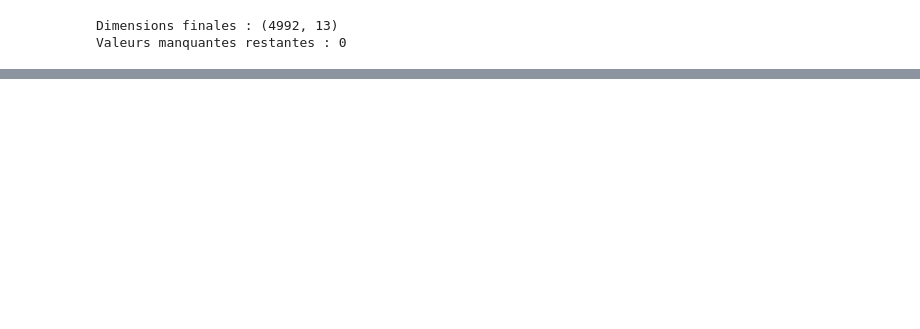
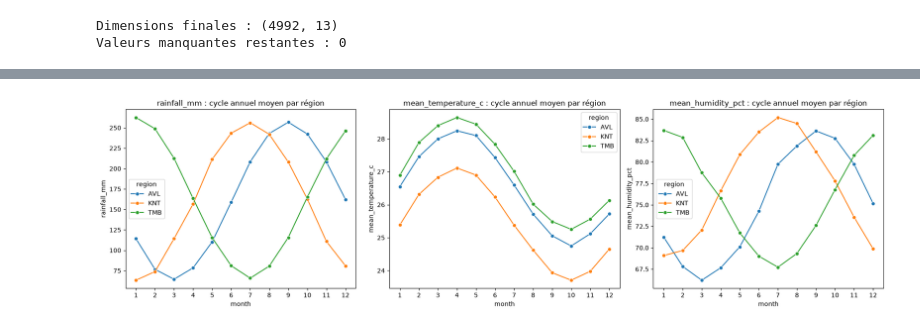
Before and after one commit to HananeDjouadi/G05-DataMining-2627, a Jupyter notebook: data/ecology/environmental_monthly.ipynb, the cells around one changed output, grey strips where cells are left out. Drawn from its saved outputs; the diff is of its cells as text; code cells hidden in the pictures; blank space fills up the shorter version.

```diff
--- a/data/ecology/environmental_monthly.ipynb
+++ b/data/ecology/environmental_monthly.ipynb
@@ -771,0 +853,17 @@ Valeurs manquantes restantes : 0
+# %%
+def get_season(month):
+    if month in [12, 1, 2]:
+        return 'Hiver (Hibernation)'
+    elif month in [3, 4, 5]:
+        return 'Printemps (Réveil)'
+    elif month in [6, 7, 8]:
+        return 'Été (Reproduction)'
+    else:
+        return 'Automne (Accouplement/Transit)'
+
+df_fe = df_stats.copy()
+df_fe['region'] = df_fe['site_code'].str[:3]
+df_fe['season'] = df_fe['month'].apply(get_season)
+
+display(df_fe.groupby('season')[['rainfall_mm', 'mean_temperature_c', 'mean_humidity_pct']].mean().round(1))
+display((pd.crosstab(df_fe['season'], df_fe['weather_exception_code'], normalize='index') * 100).round(1))
@@ -771,0 +883,10 @@ Valeurs manquantes restantes : 0
+# %%
+fig, axes = plt.subplots(1, 3, figsize=(18, 5))
+for ax, col in zip(axes, ['rainfall_mm', 'mean_temperature_c', 'mean_humidity_pct']):
+    sns.lineplot(data=df_fe, x='month', y=col, hue='region', errorbar=None, marker='o', ax=ax)
+    ax.set_xticks(range(1, 13))
+    ax.set_title(f"{col} : cycle annuel moyen par région")
+plt.tight_layout()
+plt.show()
+# %% [output]
+[figure, added]
```
Also changed, not shown: parts of 24 cells of this notebook, 1 other file.
